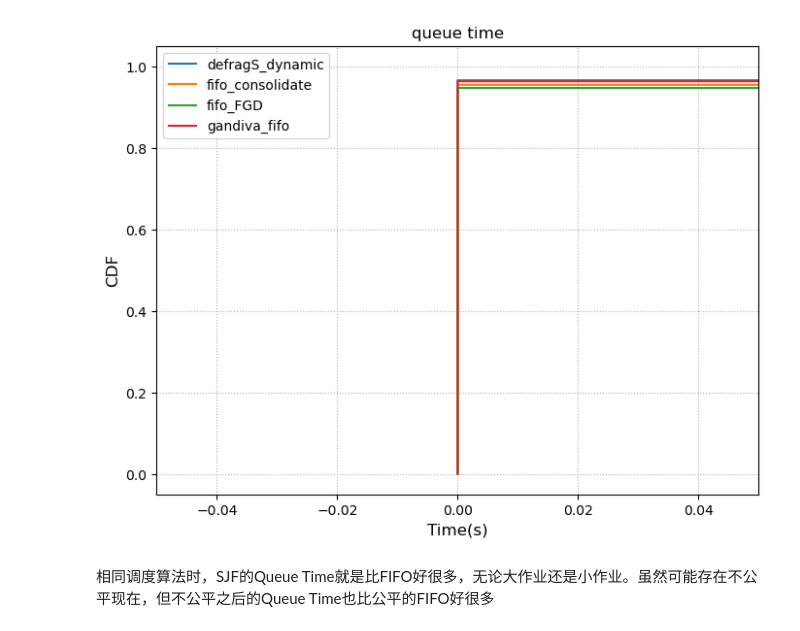
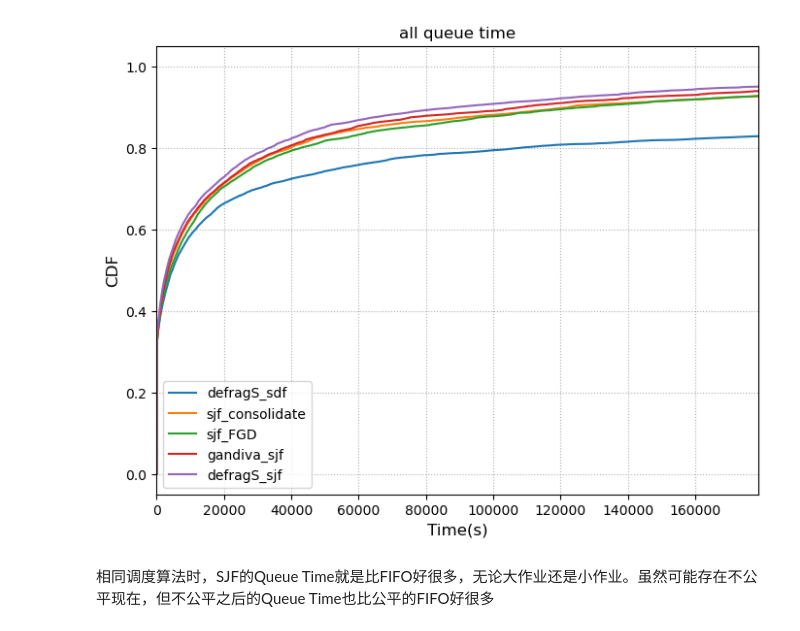
Before and after one commit to CUG-nhf/simulator, a Jupyter notebook: plot/Philly_plot.ipynb, the cells around one changed output. Saved outputs shown, nothing was run; the diff lists cells and outputs as text; code cells hidden in the pictures.

```diff
--- a/plot/Philly_plot.ipynb
+++ b/plot/Philly_plot.ipynb
@@ -33,11 +67,11 @@ print(f"含有 'MIGRATE' 的行的数量: {migrate_count}")
 # %%
-schedulers = ["defragS_dynamic","fifo_consolidate", "fifo_FGD", "gandiva_fifo"]
-labels = ["dfs-dynamic", "consolidate-fifo", "fgd-fifo", "gandiva-fifo"]
-log_dir = "/data/nihaifeng/log/test/Philly"
+# schedulers = ["defragS_dynamic","fifo_consolidate", "fifo_FGD", "gandiva_fifo", "defragS_fifo"]
+# labels = ["dfs-dynamic", "consolidate-fifo", "fgd-fifo", "gandiva-fifo", "dfs-fifo"]
+# log_dir = "/data/nihaifeng/log/test/Philly"
 
-# schedulers = ["defragS_sdf", "sjf_consolidate", "sjf_FGD", "gandiva_sjf", "defragS_sjf", "defragS_short"]
-# labels = ["dfs-sdf", "consolidate", "fgd", "gandiva", "dfs-sjf", "dfs-srf"]
-# log_dir = "/data/nihaifeng/log/Philly_sjf"
+schedulers = ["defragS_sdf", "sjf_consolidate", "sjf_FGD", "gandiva_sjf", "defragS_sjf"]
+labels = ["dfs-sdf", "consolidate", "fgd", "gandiva", "dfs-sjf"]
+log_dir = "/data/nihaifeng/log/Philly_mutation"
 
 saving = False
 window_size = 60 * 24 * 1
@@ -101,28 +135,50 @@ jct_list:  [43543, 88339, 83468, 64558]
+# %%
+data_type = "queue"
+clusters = [  'ee9e8c', ] # ['7f04ca', 'ed69ec', '6214e9', '0e4a51', 'b436b2', '103959', '11cb48', '2869ce', 'ee9e8c', 'e13805', '6c71a0']
+
+# schedulers = ["defragS_dynamic","fifo_consolidate", "fifo_FGD", "gandiva_fifo", "defragS_new"]
+# labels = ["dfs-dynamic", "consolidate-fifo", "fgd-fifo", "gandiva-fifo", "new"]
+# log_dir = "/data/nihaifeng/log/test/Philly"
+
+for vc in clusters:
+	que_list = []
+	fig = plt.figure(figsize=(8,6))
+	for idx, scheduler in enumerate(schedulers):
+		df = pd.read_csv(log_dir+f'/Philly_{scheduler}/que_avg.csv')
+		df.columns = ['vc', 'defragS_dynamic']
+		df.set_index('vc', inplace=True)
+		que_list.append(df.loc[vc, 'defragS_dynamic'])
+	plt.bar(schedulers, que_list)
+	plt.title(vc)
+	plt.ylabel('que_time', fontsize=12)
+	plt.grid(linestyle=':')
+	plt.show()
+	print(que_list)
 # %%
 data_type = "queue"
-cluster = '6c71a0'  # ['7f04ca', 'ed69ec', '6214e9', '0e4a51', 'b436b2', '103959', '11cb48', '2869ce', 'ee9e8c', 'e13805', '6c71a0'] 'all'
+cluster = 'all'  # ['7f04ca', 'ed69ec', '6214e9', '0e4a51', 'b436b2', '103959', '11cb48', '2869ce', 'ee9e8c', 'e13805', '6c71a0'] 'all'
 
 fig = plt.figure(figsize=(8,6))
 for idx, scheduler in enumerate(schedulers):
 	df = pd.read_csv(log_dir+f'/Philly_{scheduler}/{cluster}/{scheduler}_{cluster}_log.csv')
-	# df = df[df['gpu_num'] >= 16]
+	df = df[df['gpu_num'] >= 8]
 	y = df[data_type]
 	sorted_y = np.sort(y)
 	cdf = np.arange(1, len(sorted_y) + 1) / len(sorted_y)
 	plt.plot(sorted_y, cdf, label=scheduler)
 
 x_min = np.min(sorted_y)
 x_max = np.percentile(sorted_y, 95)  # 选择中位数作为最大范围
 plt.xlim(x_min, x_max)  # 设置 x 轴范围
 
-plt.title(f"{data_type} time")
+plt.title(f"{cluster} {data_type} time")
 plt.xlabel('Time(s)', fontsize=12)
 plt.ylabel('CDF', fontsize=12)
 plt.legend(loc='best', fontsize=10)
 plt.grid(linestyle=':')
 plt.show()
 # %% [output]
-[figure, old version]
+[figure, new version]
 # %% [markdown]
 相同调度算法时，SJF的Queue Time就是比FIFO好很多，无论大作业还是小作业。虽然可能存在不公平现在，但不公平之后的Queue Time也比公平的FIFO好很多
 # %%
```
Also changed, not shown: parts of 8 cells of this notebook, 7 other files.
